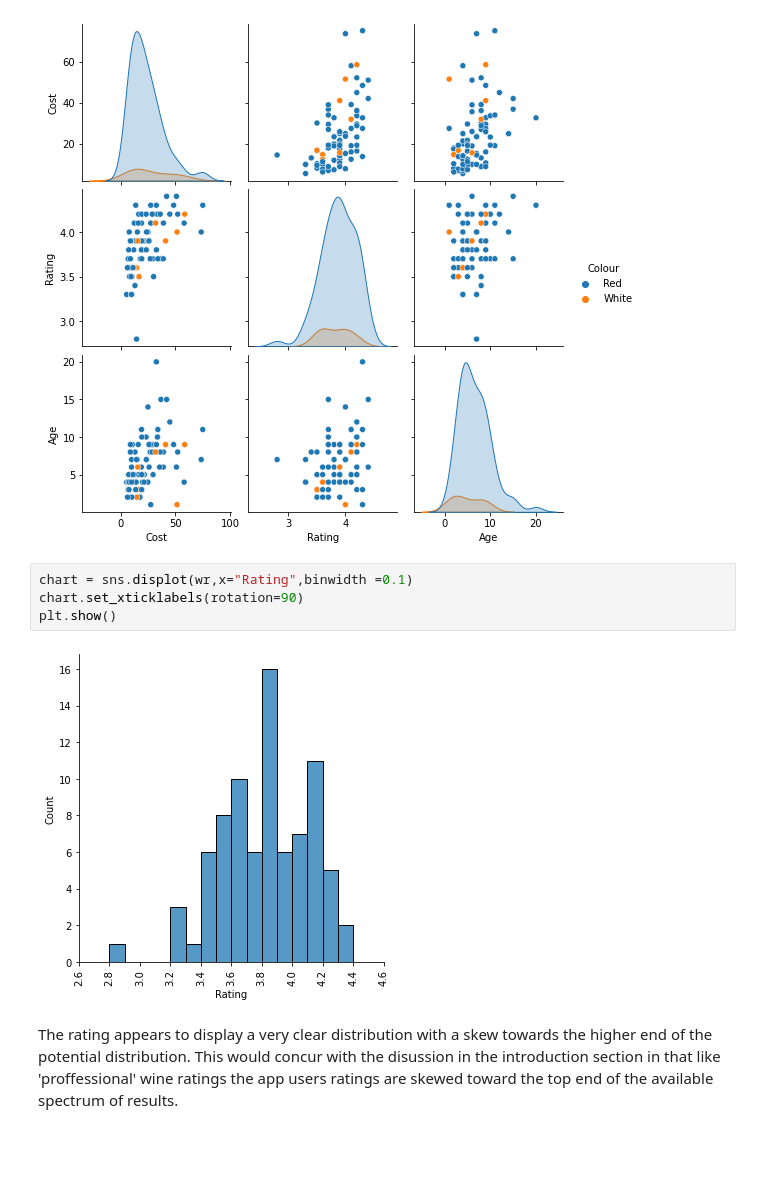
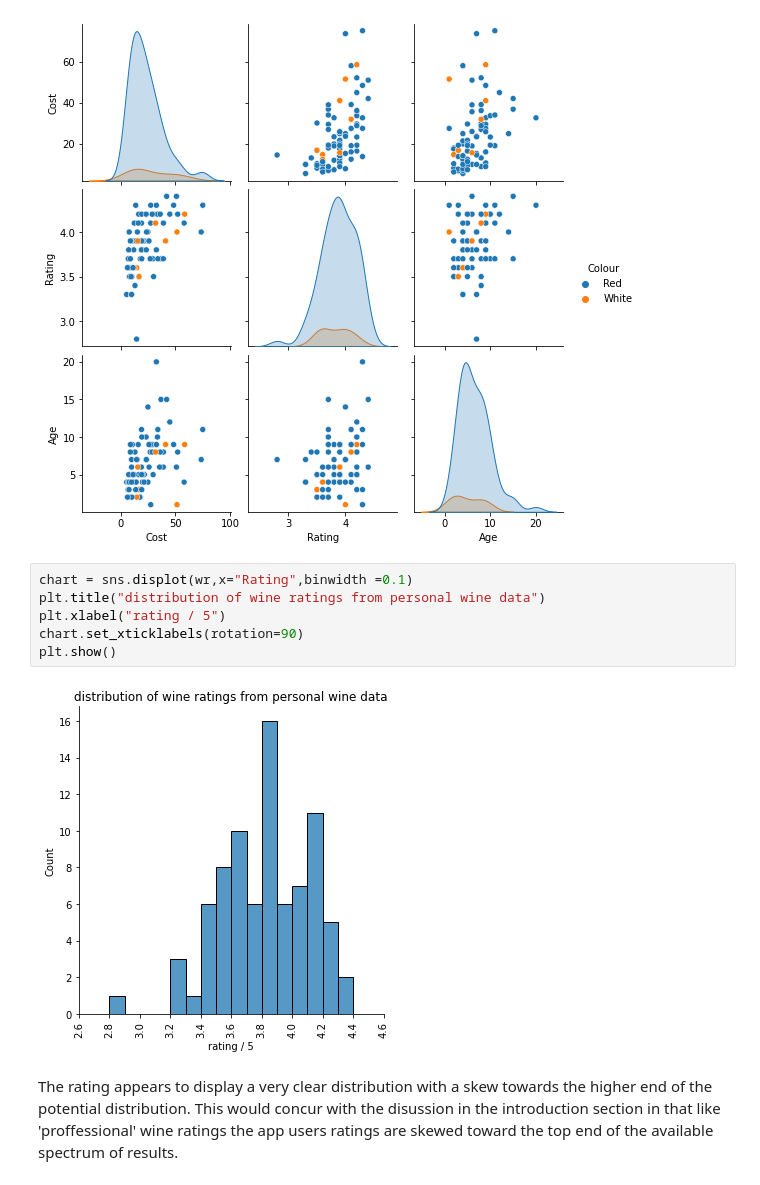
Before and after one commit to Jonathangmit/Wine-dataset, a Jupyter notebook: NumPy data set project.ipynb, the cells around one changed output. Drawn from its saved outputs; the diff is of its cells as text; blank space fills up the shorter version.

```diff
--- a/NumPy data set project.ipynb
+++ b/NumPy data set project.ipynb
@@ -220,10 +220,12 @@ plt.show()
 [figure]
 # %%
 chart = sns.displot(wr,x="Rating",binwidth =0.1)
+plt.title("distribution of wine ratings from personal wine data")
+plt.xlabel("rating / 5")
 chart.set_xticklabels(rotation=90)
 plt.show()
 # %% [output]
-[figure, old version]
+[figure, new version]
 # %% [markdown]
 The rating appears to display a very clear distribution with a skew towards the higher end of the potential distribution. This would concur with the disussion in the introduction section in that like 'proffessional' wine ratings the app users ratings are skewed toward the top end of the available spectrum of results.
 # %%
```
Also changed, not shown: parts of 4 cells of this notebook.
